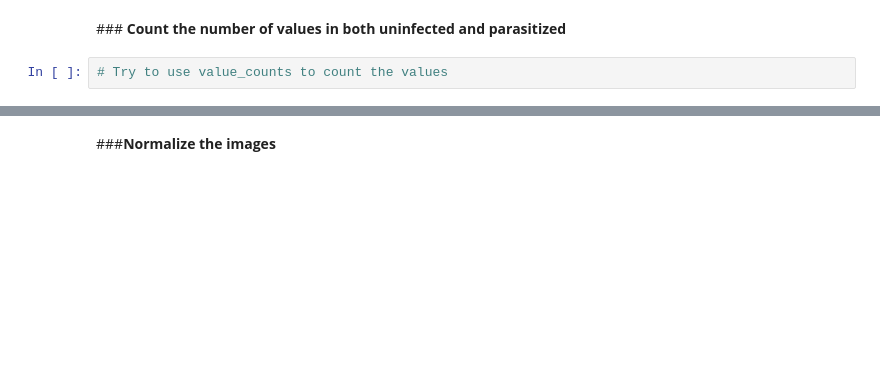
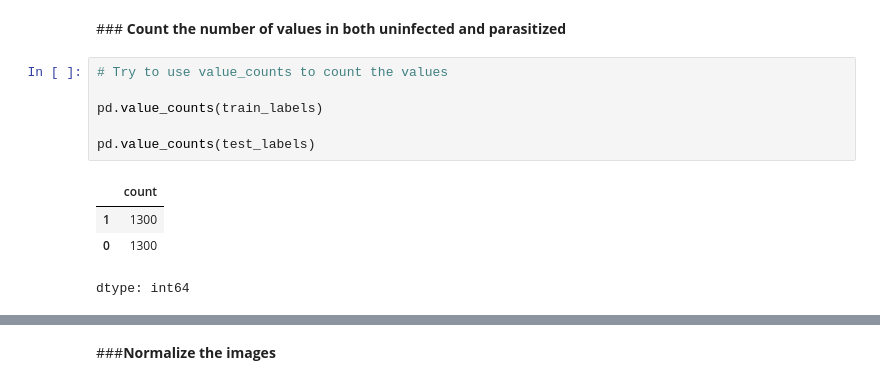
Before and after one commit to vivimtz888/malaria-detection-deeplearning, a Jupyter notebook: Reference_Notebook_Malaria_Detection_Low_Code.ipynb, the cells around one changed output, grey strips where cells are left out. Cells and saved outputs as stored; diff of their text form; blank space fills up the shorter version.

```diff
--- a/Reference_Notebook_Malaria_Detection_Low_Code.ipynb
+++ b/Reference_Notebook_Malaria_Detection_Low_Code.ipynb
@@ -228,3 +243,12 @@ Test Images Max: 255
 ###<b> Count the number of values in both uninfected and parasitized
 # %%
 # Try to use value_counts to count the values
+
+pd.value_counts(train_labels)
+
+pd.value_counts(test_labels)
+# %% [output]
+|  | count |
+| 1 | 1300 |
+| 0 | 1300 |
+dtype: int64
```
Also changed, not shown: parts of 11 cells of this notebook.
